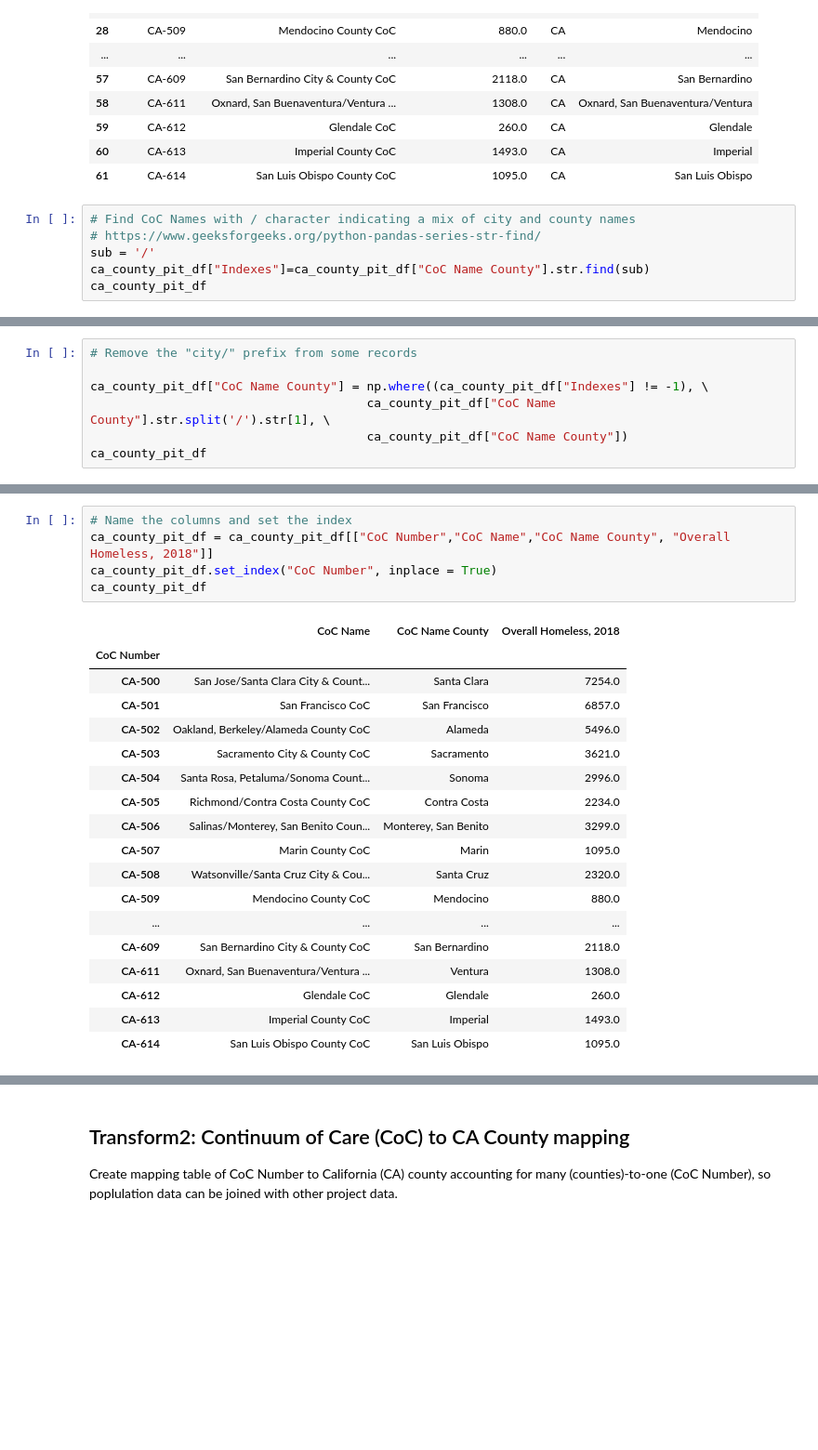
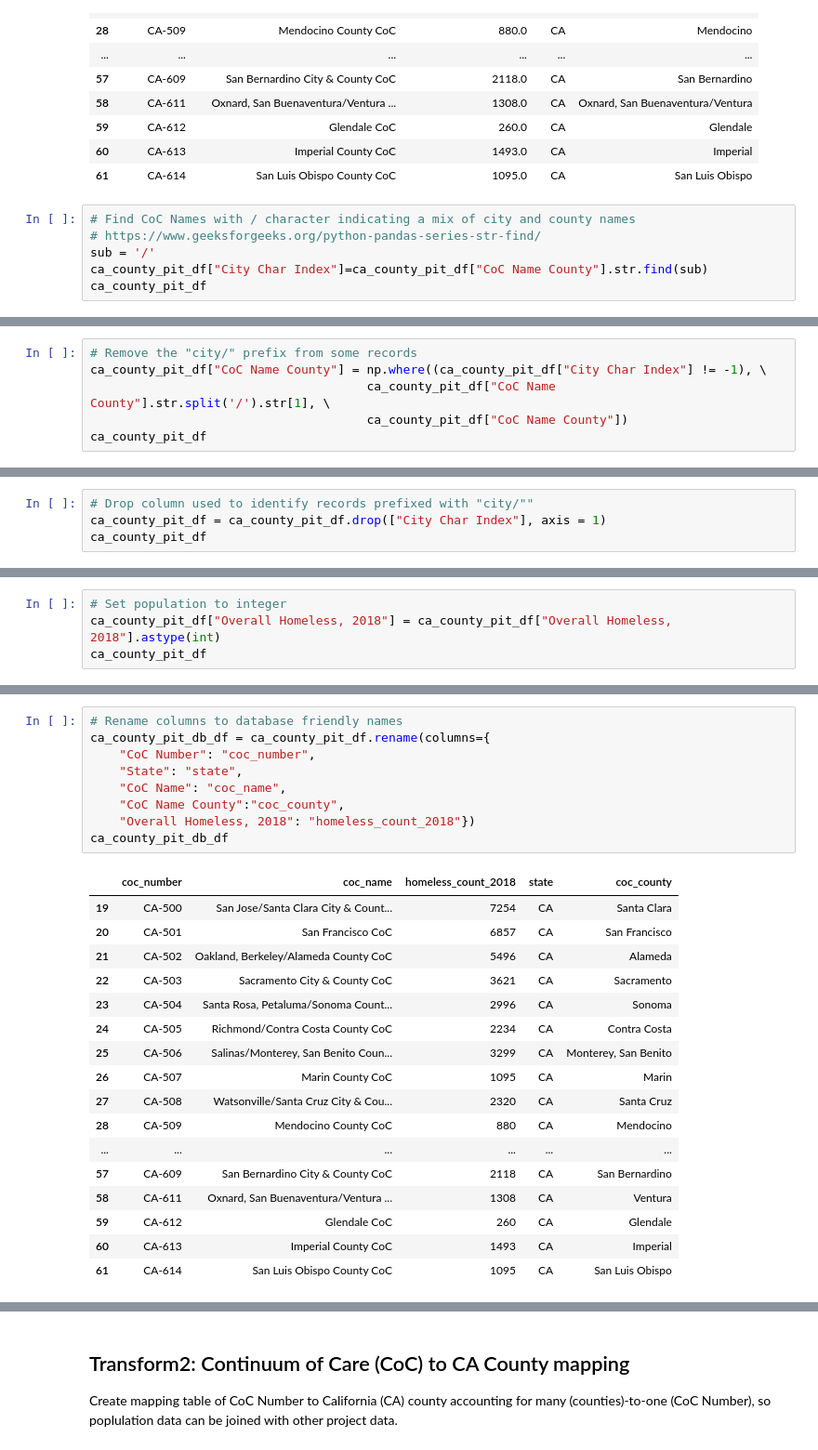
Before and after one commit to benitezal06/ETL-Project, a Jupyter notebook: homeless_population_analysis.ipynb, the cells around one changed output, grey strips where cells are left out. Shown: that part at 93% size. Saved outputs shown, nothing was run; the diff lists cells and outputs as text; blank space fills up the shorter version.

```diff
--- a/homeless_population_analysis.ipynb
+++ b/homeless_population_analysis.ipynb
@@ -231,6 +229,6 @@ ca_county_pit_df
 # Find CoC Names with / character indicating a mix of city and county names
 # https://www.geeksforgeeks.org/python-pandas-series-str-find/
 sub = '/'
-ca_county_pit_df["Indexes"]=ca_county_pit_df["CoC Name County"].str.find(sub)
+ca_county_pit_df["City Char Index"]=ca_county_pit_df["CoC Name County"].str.find(sub)
 ca_county_pit_df
 # %% [output]
@@ -253,8 +251,7 @@ ca_county_pit_df
 | 61 | CA-614 | San Luis Obispo County CoC | 1095.0 | CA | San Luis Obispo | -1 |
 # %%
 # Remove the "city/" prefix from some records
-
-ca_county_pit_df["CoC Name County"] = np.where((ca_county_pit_df["Indexes"] != -1), \
+ca_county_pit_df["CoC Name County"] = np.where((ca_county_pit_df["City Char Index"] != -1), \
                                       ca_county_pit_df["CoC Name County"].str.split('/').str[1], \
                                       ca_county_pit_df["CoC Name County"])
 ca_county_pit_df
@@ -276,3 +273,7 @@ ca_county_pit_df
 | 59 | CA-612 | Glendale CoC | 260.0 | CA | Glendale | -1 |
 | 60 | CA-613 | Imperial County CoC | 1493.0 | CA | Imperial | -1 |
 | 61 | CA-614 | San Luis Obispo County CoC | 1095.0 | CA | San Luis Obispo | -1 |
+# %%
+# Drop column used to identify records prefixed with "city/""
+ca_county_pit_df = ca_county_pit_df.drop(["City Char Index"], axis = 1)
+ca_county_pit_df
@@ -278,0 +298,4 @@ ca_county_pit_df
+# %%
+# Set population to integer
+ca_county_pit_df["Overall Homeless, 2018"] = ca_county_pit_df["Overall Homeless, 2018"].astype(int)
+ca_county_pit_df
@@ -279,24 +342,27 @@ ca_county_pit_df
 # %%
-# Name the columns and set the index
-ca_county_pit_df = ca_county_pit_df[["CoC Number","CoC Name","CoC Name County", "Overall Homeless, 2018"]]
-ca_county_pit_df.set_index("CoC Number", inplace = True)
-ca_county_pit_df
+# Rename columns to database friendly names
+ca_county_pit_db_df = ca_county_pit_df.rename(columns={
+    "CoC Number": "coc_number",
+    "State": "state",
+    "CoC Name": "coc_name",
+    "CoC Name County":"coc_county",
+    "Overall Homeless, 2018": "homeless_count_2018"})
+ca_county_pit_db_df
 # %% [output]
-|  | CoC Name | CoC Name County | Overall Homeless, 2018 |
-| CoC Number |  |  |  |
-| CA-500 | San Jose/Santa Clara City & Count... | Santa Clara | 7254.0 |
-| CA-501 | San Francisco CoC | San Francisco | 6857.0 |
-| CA-502 | Oakland, Berkeley/Alameda County CoC | Alameda | 5496.0 |
-| CA-503 | Sacramento City & County CoC | Sacramento | 3621.0 |
-| CA-504 | Santa Rosa, Petaluma/Sonoma Count... | Sonoma | 2996.0 |
-| CA-505 | Richmond/Contra Costa County CoC | Contra Costa | 2234.0 |
-| CA-506 | Salinas/Monterey, San Benito Coun... | Monterey, San Benito | 3299.0 |
-| CA-507 | Marin County CoC | Marin | 1095.0 |
-| CA-508 | Watsonville/Santa Cruz City & Cou... | Santa Cruz | 2320.0 |
-| CA-509 | Mendocino County CoC | Mendocino | 880.0 |
-| ... | ... | ... | ... |
-| CA-609 | San Bernardino City & County CoC | San Bernardino | 2118.0 |
-| CA-611 | Oxnard, San Buenaventura/Ventura ... | Ventura | 1308.0 |
-| CA-612 | Glendale CoC | Glendale | 260.0 |
-| CA-613 | Imperial County CoC | Imperial | 1493.0 |
-| CA-614 | San Luis Obispo County CoC | San Luis Obispo | 1095.0 |
+|  | coc_number | coc_name | homeless_count_2018 | state | coc_county |
+| 19 | CA-500 | San Jose/Santa Clara City & Count... | 7254 | CA | Santa Clara |
+| 20 | CA-501 | San Francisco CoC | 6857 | CA | San Francisco |
+| 21 | CA-502 | Oakland, Berkeley/Alameda County CoC | 5496 | CA | Alameda |
+| 22 | CA-503 | Sacramento City & County CoC | 3621 | CA | Sacramento |
+| 23 | CA-504 | Santa Rosa, Petaluma/Sonoma Count... | 2996 | CA | Sonoma |
+| 24 | CA-505 | Richmond/Contra Costa County CoC | 2234 | CA | Contra Costa |
+| 25 | CA-506 | Salinas/Monterey, San Benito Coun... | 3299 | CA | Monterey, San Benito |
+| 26 | CA-507 | Marin County CoC | 1095 | CA | Marin |
+| 27 | CA-508 | Watsonville/Santa Cruz City & Cou... | 2320 | CA | Santa Cruz |
+| 28 | CA-509 | Mendocino County CoC | 880 | CA | Mendocino |
+| ... | ... | ... | ... | ... | ... |
+| 57 | CA-609 | San Bernardino City & County CoC | 2118 | CA | San Bernardino |
+| 58 | CA-611 | Oxnard, San Buenaventura/Ventura ... | 1308 | CA | Ventura |
+| 59 | CA-612 | Glendale CoC | 260 | CA | Glendale |
+| 60 | CA-613 | Imperial County CoC | 1493 | CA | Imperial |
+| 61 | CA-614 | San Luis Obispo County CoC | 1095 | CA | San Luis Obispo |
```
Also changed, not shown: parts of 16 cells of this notebook, 2 other files.
